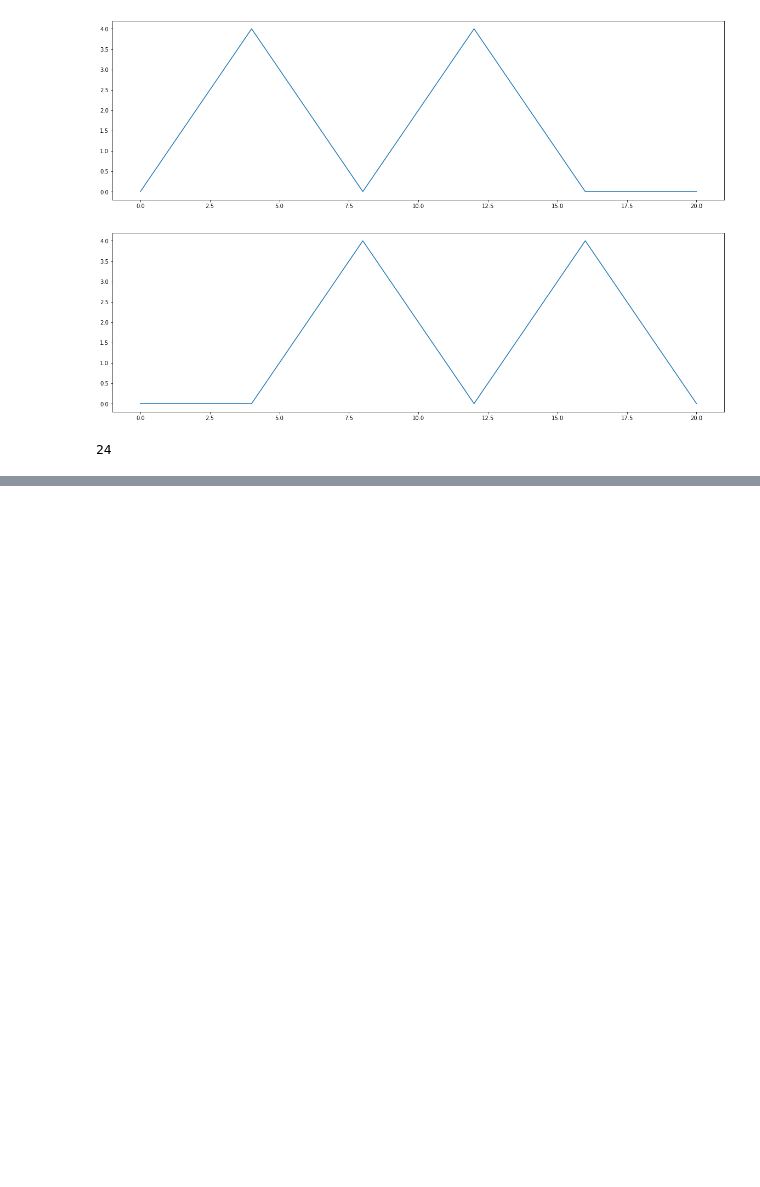
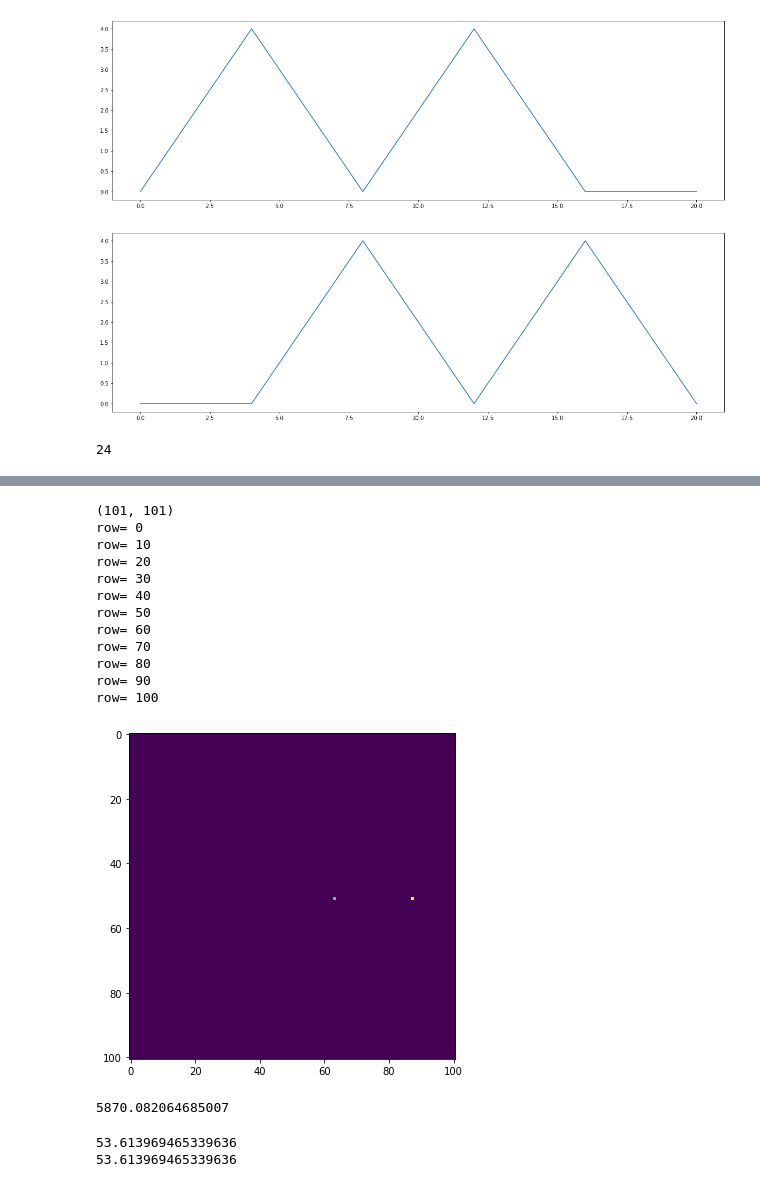
Before and after one commit to abhikandoi2000/time-difference-of-arrival, a Jupyter notebook: tdoa.ipynb, the cells around one changed output, grey strips where cells are left out. Saved outputs shown, nothing was run; the diff lists cells and outputs as text; code cells hidden in the pictures; blank space fills up the shorter version.

```diff
--- a/tdoa.ipynb
+++ b/tdoa.ipynb
@@ -86,0 +392,70 @@ print(numpy.argmax(signal.correlate(b,a)))
+# %%
+grid2 = np.zeros((101,101))
+print(grid2.shape)
+
+def VisualizeGrid(grid):
+    plt.figure(figsize=(14, 6))
+    plt.imshow(grid)
+    plt.show()
+
+for row in range(0,101):
+    if row % 10 is 0:
+        print('row=', row)
+    for col in range(0, 101):
+        # tmp: 53,48
+        # x = -2, y = -3
+        # tmp: 59,64
+        # x = 14, y = -9
+        # tmp: 45, 68
+        # x=18, y=5
+        x = col - 50
+        y = 50 - row
+
+        # x=1 => 0.1m, x=10 => 1m
+        sourcePos = np.array([[x/10],[y/10],[1.]]) # in meters
+
+        d1 = np.linalg.norm(sourcePos-m1Pos)
+        d2 = np.linalg.norm(sourcePos-m2Pos)
+        d3 = np.linalg.norm(sourcePos-m3Pos)
+        d4 = np.linalg.norm(sourcePos-m4Pos)
+
+        speedOfSound = 340 # m/s at 20 degree celsius in air
+        delTau12 = (d2-d1) / speedOfSound # in seconds
+        delTau13 = (d3-d1) / speedOfSound
+        delTau14 = (d4-d1) / speedOfSound
+        delTau23 = (d3-d2) / speedOfSound
+        delTau24 = (d4-d2) / speedOfSound
+        delTau34 = (d4-d3) / speedOfSound
+
+        tdoas = np.array([delTau12, delTau13, delTau14, delTau23, delTau24, delTau34])
+        xhat, yhat, zhat = localizeSource(tdoas, l1, l2, l3, speedOfSound)
+        estimate = np.array([[xhat],[yhat],[zhat]])
+        error = np.linalg.norm(estimate-sourcePos)**2
+        grid2[row][col] = error
+
+VisualizeGrid(grid2)
+# %% [output]
+(101, 101)
+row= 0
+row= 10
+row= 20
+row= 30
+row= 40
+row= 50
+row= 60
+row= 70
+row= 80
+row= 90
+row= 100
+[figure, added]
+# %%
+print(np.max(grid2))
+# %% [output]
+5870.082064685007
+# %%
+subgrid = grid2[53,48]
+print(np.max(subgrid))
+print(subgrid)
+# %% [output]
+53.613969465339636
+53.613969465339636
```
Also changed, not shown: parts of 32 cells of this notebook, 4 other files.
